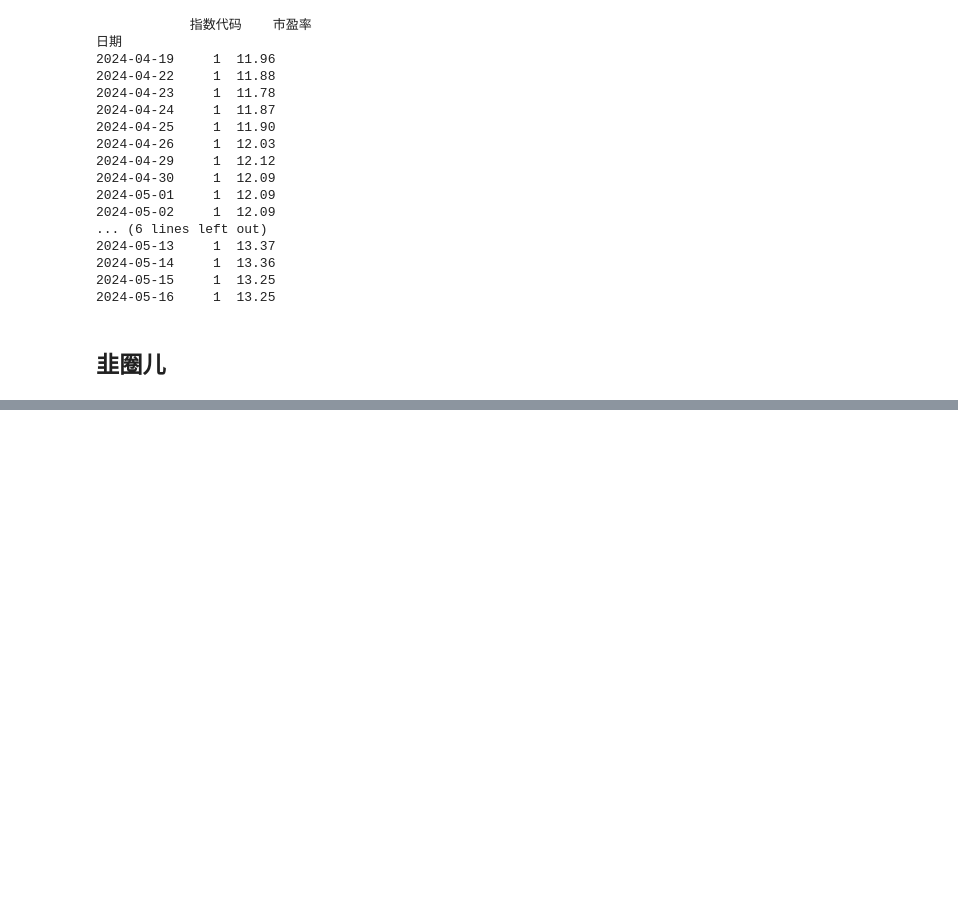
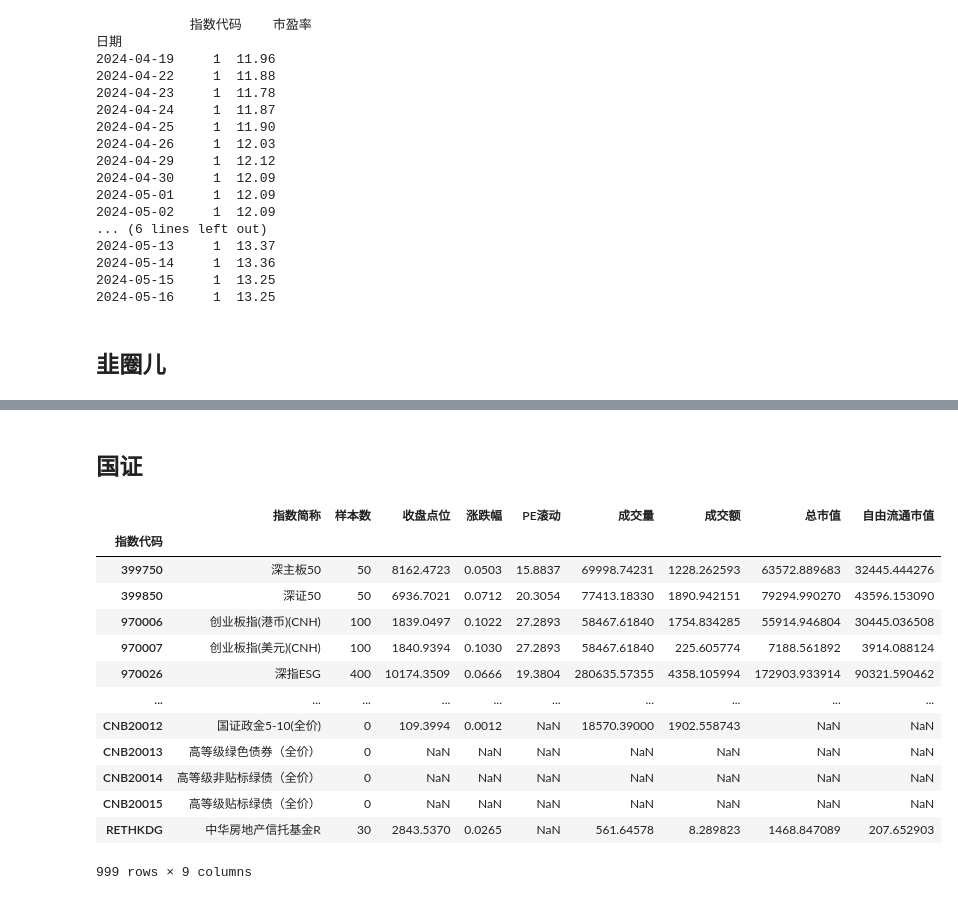
Before and after one commit to tcfh2016/knowledge-map, a Jupyter notebook: Finance/FinTech/akshare/指数数据/akshare_index.ipynb, the cells around one changed output, grey strips where cells are left out. Cells and saved outputs as stored; diff of their text form; code cells hidden in the pictures; blank space fills up the shorter version.

```diff
--- a/Finance/FinTech/akshare/指数数据/akshare_index.ipynb
+++ b/Finance/FinTech/akshare/指数数据/akshare_index.ipynb
@@ -75,0 +89,20 @@ KeyError: '金属指数'
+# %% [markdown]
+## 国证
+# %%
+gz_df = ak.index_all_cni().set_index('指数代码')
+gz_df.loc['399750':]
+# %% [output]
+|  | 指数简称 | 样本数 | 收盘点位 | 涨跌幅 | PE滚动 | 成交量 | 成交额 | 总市值 | 自由流通市值 |
+| 指数代码 |  |  |  |  |  |  |  |  |  |
+| 399750 | 深主板50 | 50 | 8162.4723 | 0.0503 | 15.8837 | 69998.74231 | 1228.262593 | 63572.889683 | 32445.444276 |
+| 399850 | 深证50 | 50 | 6936.7021 | 0.0712 | 20.3054 | 77413.18330 | 1890.942151 | 79294.990270 | 43596.153090 |
+| 970006 | 创业板指(港币)(CNH) | 100 | 1839.0497 | 0.1022 | 27.2893 | 58467.61840 | 1754.834285 | 55914.946804 | 30445.036508 |
+| 970007 | 创业板指(美元)(CNH) | 100 | 1840.9394 | 0.1030 | 27.2893 | 58467.61840 | 225.605774 | 7188.561892 | 3914.088124 |
+| 970026 | 深指ESG | 400 | 10174.3509 | 0.0666 | 19.3804 | 280635.57355 | 4358.105994 | 172903.933914 | 90321.590462 |
+| ... | ... | ... | ... | ... | ... | ... | ... | ... | ... |
+| CNB20012 | 国证政金5-10(全价) | 0 | 109.3994 | 0.0012 | NaN | 18570.39000 | 1902.558743 | NaN | NaN |
+| CNB20013 | 高等级绿色债券（全价） | 0 | NaN | NaN | NaN | NaN | NaN | NaN | NaN |
+| CNB20014 | 高等级非贴标绿债（全价） | 0 | NaN | NaN | NaN | NaN | NaN | NaN | NaN |
+| CNB20015 | 高等级贴标绿债（全价） | 0 | NaN | NaN | NaN | NaN | NaN | NaN | NaN |
+| RETHKDG | 中华房地产信托基金R | 30 | 2843.5370 | 0.0265 | NaN | 561.64578 | 8.289823 | 1468.847089 | 207.652903 |
+999 rows × 9 columns
```
Also changed, not shown: parts of 1 cell of this notebook, 2 other files.
